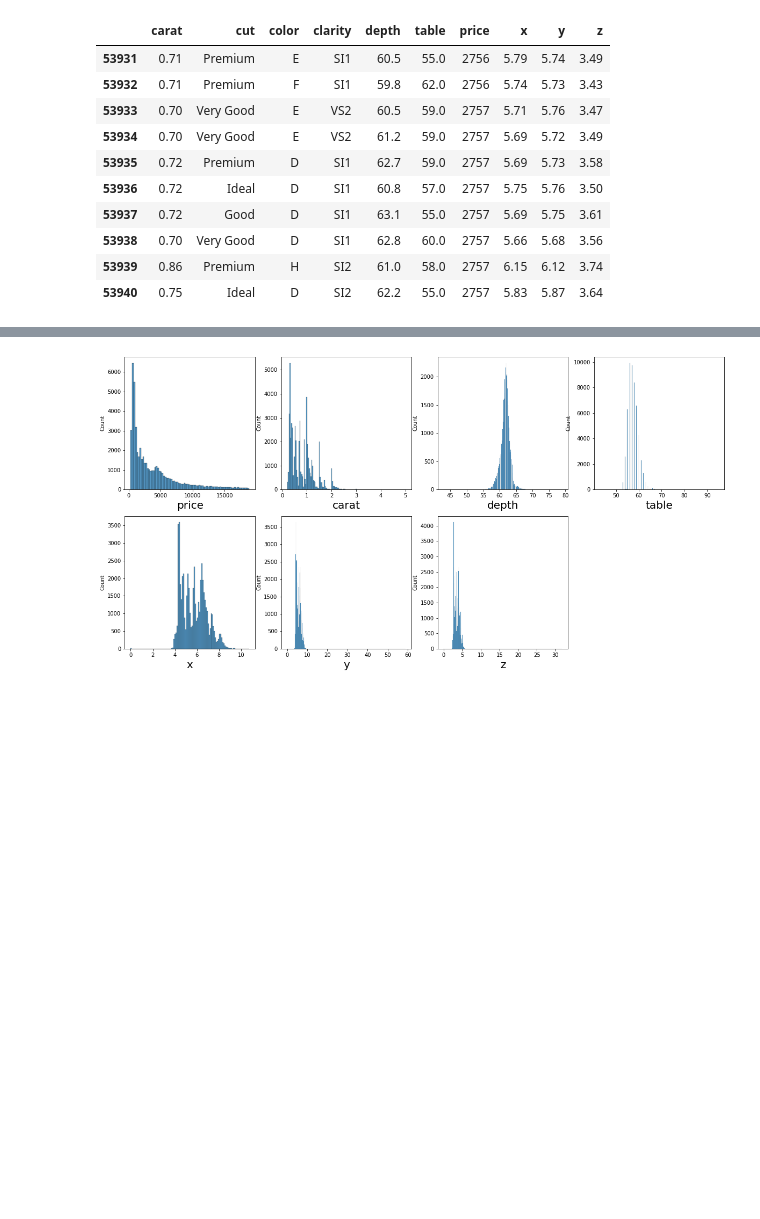
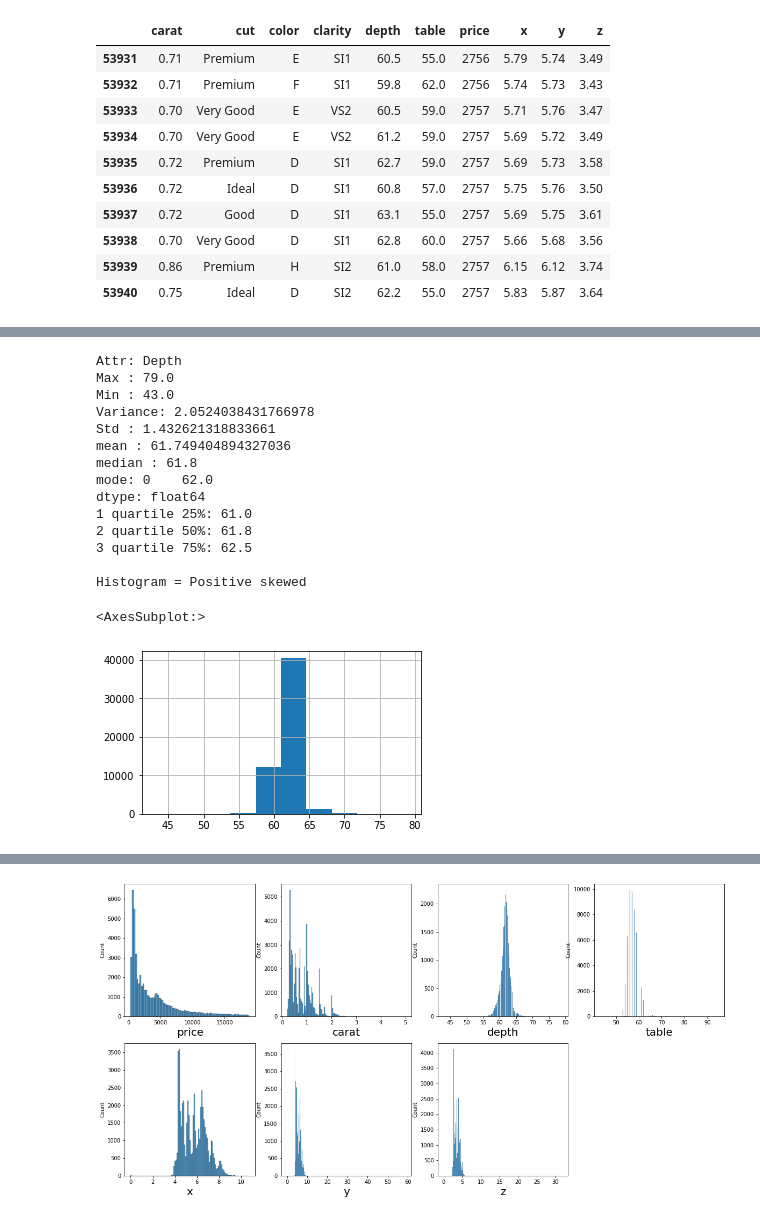
Before and after one commit to Diego07101985/mineracao-dados, a Jupyter notebook: exploratory_analysis.ipynb, the cells around one changed output, grey strips where cells are left out. Drawn from its saved outputs; the diff is of its cells as text; code cells hidden in the pictures; blank space fills up the shorter version.

```diff
--- a/exploratory_analysis.ipynb
+++ b/exploratory_analysis.ipynb
@@ -100,0 +150,33 @@ df_diamonds.tail(10)
+# %%
+print('Attr: Depth')
+df_attr = df_diamonds["depth"]
+print(f'Max : {df_attr.max()}')
+print(f'Min : {df_attr.min()}')
+print(f'Variance: {df_attr.var()}')
+print(f'Std : {df_attr.std()}')
+print(f'mean : {df_attr.mean()}')
+print(f'median : {df_attr.median()}')
+print(f'mode: {df_attr.mode()}')
+print(f'1 quartile 25%: {df_attr.quantile(q=0.25)}')
+print(f'2 quartile 50%: {df_attr.quantile(q=0.50)}')
+print(f'3 quartile 75%: {df_attr.quantile(q=0.75)}\n')
+print('Histogram = Positive skewed')
+
+df_attr.hist(figsize=(5,3))
+# %% [output]
+Attr: Depth
+Max : 79.0
+Min : 43.0
+Variance: 2.0524038431766978
+Std : 1.432621318833661
+mean : 61.749404894327036
+median : 61.8
+mode: 0    62.0
+dtype: float64
+1 quartile 25%: 61.0
+2 quartile 50%: 61.8
+3 quartile 75%: 62.5
+
+Histogram = Positive skewed
+<AxesSubplot:>
+[figure, added]
```
Also changed, not shown: parts of 14 cells of this notebook, 10 other files.
